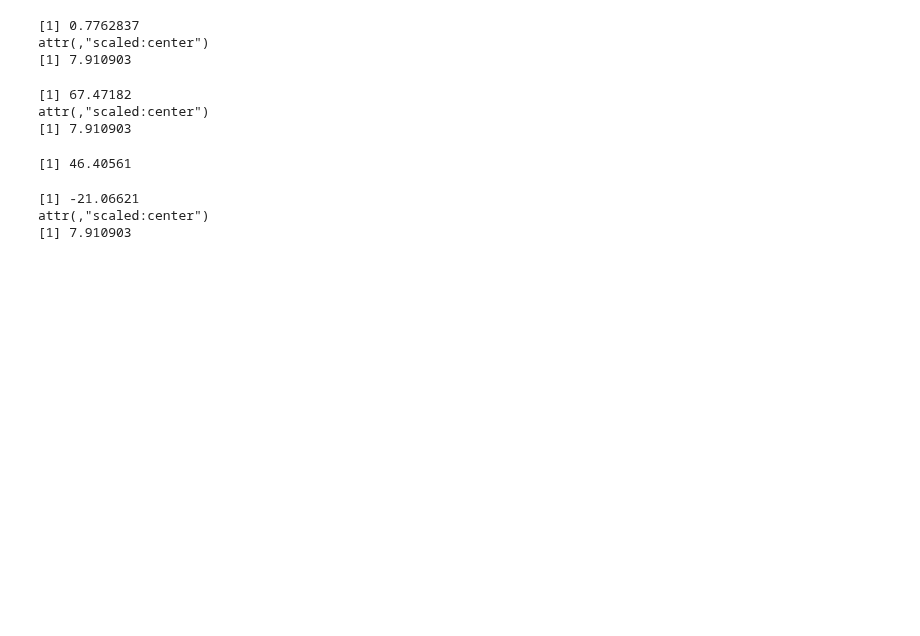
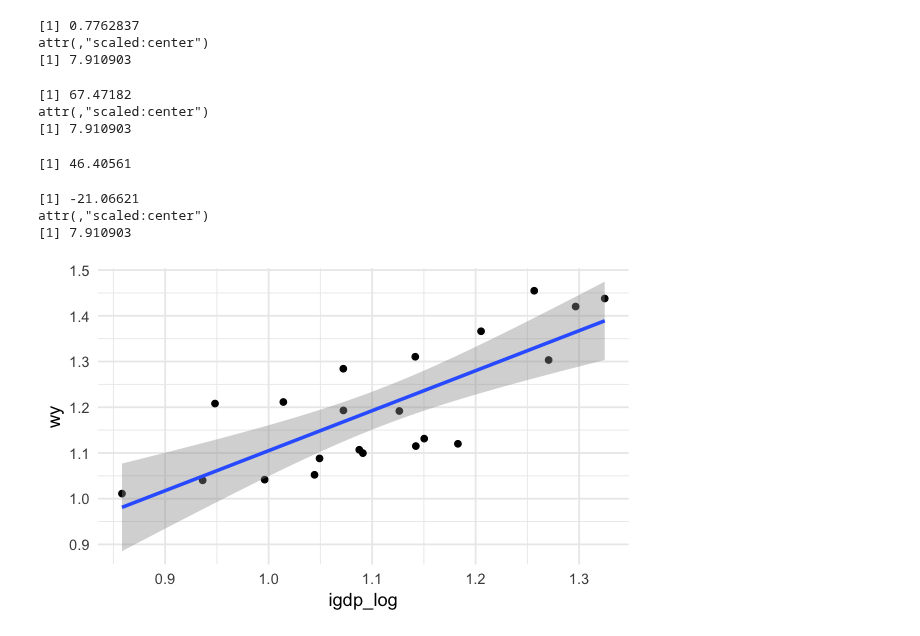
Before and after one commit to sdaza/lambda, a Jupyter notebook: notebooks/stacking_covariates.ipynb, the cells around one changed output. Drawn from its saved outputs; the diff is of its cells as text; code cells hidden in the pictures; blank space fills up the shorter version.

```diff
--- a/notebooks/stacking_covariates.ipynb
+++ b/notebooks/stacking_covariates.ipynb
@@ -901,3 +906,7 @@ obs - acf
 [1] -21.06621
 attr(,"scaled:center")
 [1] 7.910903
+# %%
+ggplot(test[ctry=='Argentina' & year>= 1990], aes(igdp_log, wy)) + geom_point() + geom_smooth(method='lm') + theme_minimal()
+# %% [output]
+[figure, added]
```
Also changed, not shown: parts of 2 cells of this notebook.
